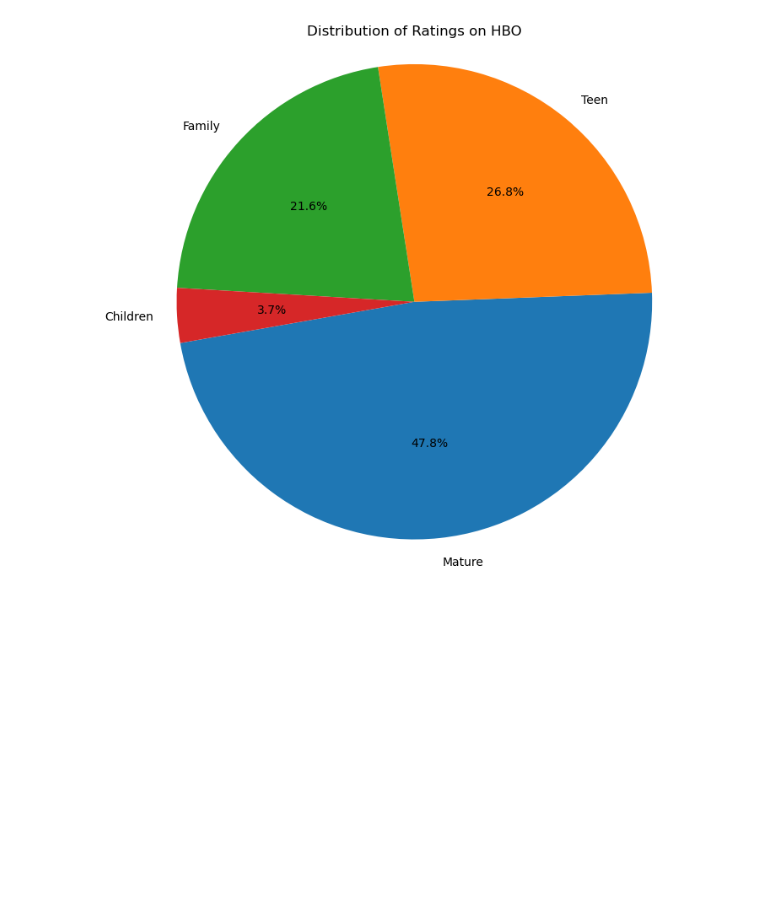
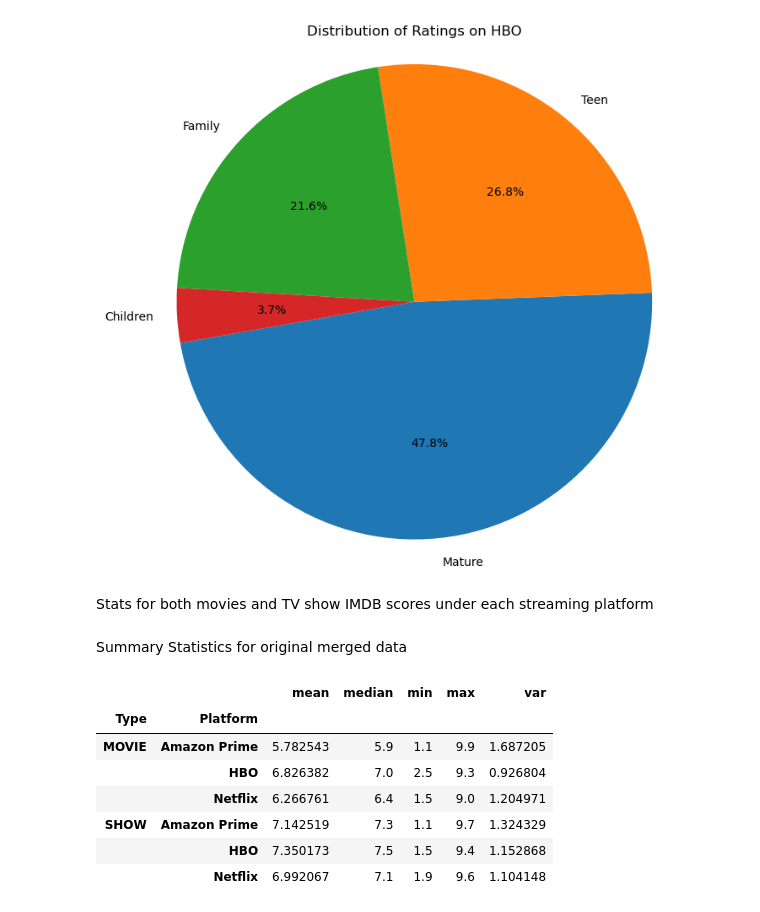
Before and after one commit to daggonit/Platform_Proj, a Jupyter notebook: Platform Project.ipynb, the cells around one changed output. Drawn from its saved outputs; the diff is of its cells as text; code cells hidden in the pictures; blank space fills up the shorter version.

```diff
--- a/Platform Project.ipynb
+++ b/Platform Project.ipynb
@@ -539,3 +539,20 @@ plt.savefig(hbo_rating_path + "hbo_rating_titles.png")
 plt.show()
 # %% [output]
 [figure]
+# %% [markdown]
+Stats for both movies and TV show IMDB scores under each streaming platform
+# %% [markdown]
+Summary Statistics for original merged data
+# %%
+#summary statistics per type per platform
+agg_summary = merged_df.groupby(['Type', 'Platform'])['Imdb Score'].agg(['mean', 'median', 'min', 'max', 'var'])
+agg_summary
+# %% [output]
+|  |  | mean | median | min | max | var |
+| Type | Platform |  |  |  |  |  |
+| MOVIE | Amazon Prime | 5.782543 | 5.9 | 1.1 | 9.9 | 1.687205 |
+|  | HBO | 6.826382 | 7.0 | 2.5 | 9.3 | 0.926804 |
+|  | Netflix | 6.266761 | 6.4 | 1.5 | 9.0 | 1.204971 |
+| SHOW | Amazon Prime | 7.142519 | 7.3 | 1.1 | 9.7 | 1.324329 |
+|  | HBO | 7.350173 | 7.5 | 1.5 | 9.4 | 1.152868 |
+|  | Netflix | 6.992067 | 7.1 | 1.9 | 9.6 | 1.104148 |
```
Also changed, not shown: parts of 2 cells of this notebook.
